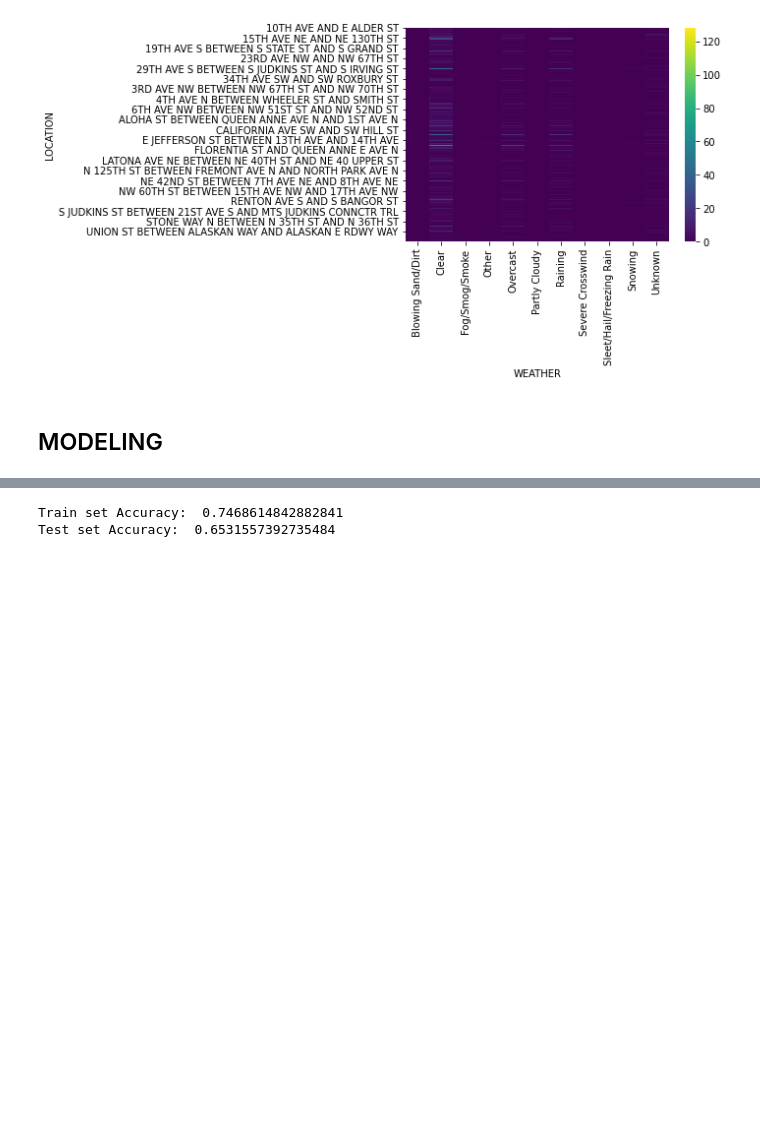
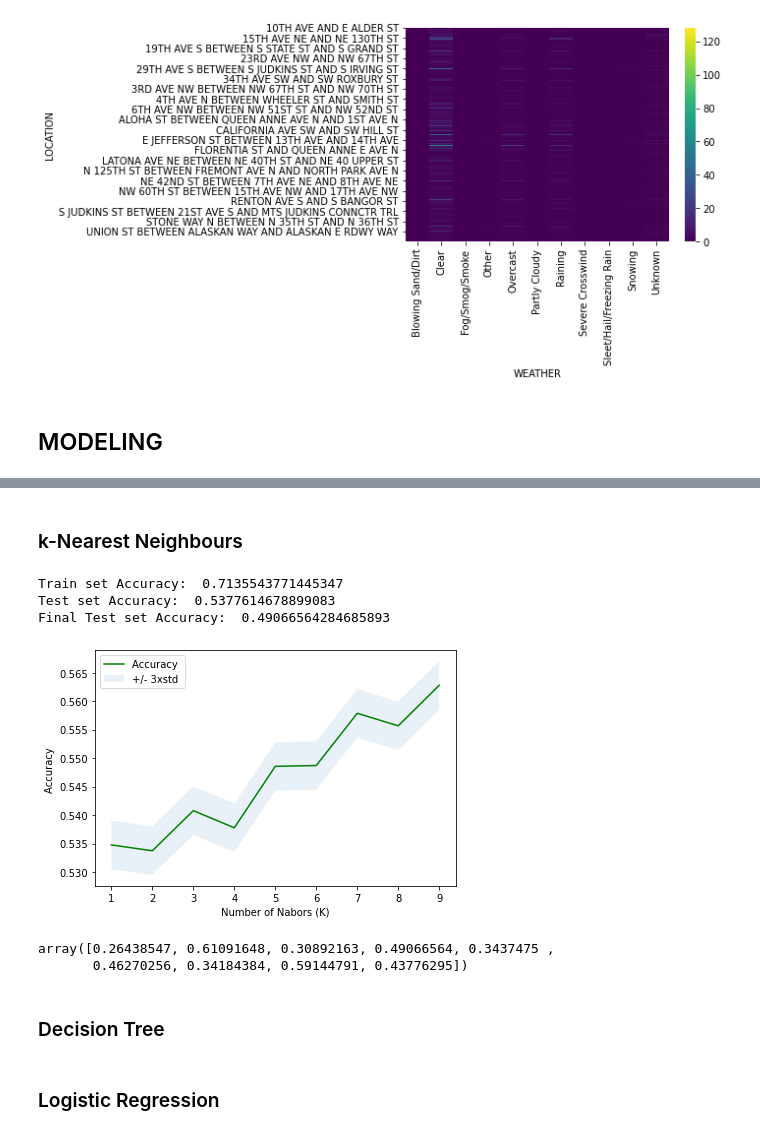
Before and after one commit to saaguirr11/Coursera_Capstone, a Jupyter notebook: Capstone_Work_Notebook.ipynb, the cells around one changed output, grey strips where cells are left out. Saved outputs shown, nothing was run; the diff lists cells and outputs as text; code cells hidden in the pictures; blank space fills up the shorter version.

```diff
--- a/Capstone_Work_Notebook.ipynb
+++ b/Capstone_Work_Notebook.ipynb
@@ -694,0 +710,8 @@ from sklearn.neighbors import KNeighborsClassifier
+# %%
+# Separating classes
+
+Maj_Feat= Feature[Feature['SEVERITYCODE']==1]
+Min_Feat= Feature[Feature['SEVERITYCODE']==2]
+
+print('Majority Class Length ',len(Maj_Feat))
+print('Minority Class Length ',len(Min_Feat))
@@ -694,0 +740,7 @@ from sklearn.neighbors import KNeighborsClassifier
+# %%
+# Defining the news datasets for modeling and for the final test dataset
+Feature_bal = pd.concat([Min_Model, Maj_Model])
+FinalTestSet = pd.concat([Min_Test, Maj_Test])
+
+FTestX=FinalTestSet.drop(['SEVERITYCODE'], axis ='columns').values
+FTestY=FinalTestSet['SEVERITYCODE'].values
@@ -695,7 +755,6 @@ from sklearn.neighbors import KNeighborsClassifier
 # %%
-Feature = pd.get_dummies(df_ext)
-X=Feature.drop(['SEVERITYCODE'], axis ='columns').values
-y=Feature['SEVERITYCODE'].values
+X=Feature_bal.drop(['SEVERITYCODE'], axis ='columns').values
+y=Feature_bal['SEVERITYCODE'].values
 # %%
 # Normalize Data
 X=preprocessing.StandardScaler().fit(X).transform(X.astype(float))
@@ -729,16 +770,56 @@ Test set: (26127, 23) (26127,)
+# %% [markdown]
+### k-Nearest Neighbours
 # %%
 # Starting model with k=4
 k = 4
+
 # Train Model and Predict
 neigh = KNeighborsClassifier(n_neighbors = k).fit(X_train,y_train)
 neigh
+
 # Predicting
-yhat = neigh.predict(X_test)
-yhat[0:5]
+yhat = neigh.predict(X_test)    # Test set
+#yhat[0:5]
+
+yhat_FT = neigh.predict(FTestX) # Indep. Final Test set
+
 #Accuracy Evaluation
-from sklearn import metrics
 print("Train set Accuracy: ", metrics.accuracy_score(y_train, neigh.predict(X_train)))
 print("Test set Accuracy: ", metrics.accuracy_score(y_test, yhat))
+print("Final Test set Accuracy: ", metrics.accuracy_score(FTestY, yhat_FT))
 # %% [output]
-Train set Accuracy:  0.7468614842882841
-Test set Accuracy:  0.6531557392735484
+Train set Accuracy:  0.7135543771445347
+Test set Accuracy:  0.5377614678899083
+Final Test set Accuracy:  0.49066564284685893
+# %%
+# Iteracion de Ks
+Ks = 10
+mean_acc = np.zeros((Ks-1))
+std_acc = np.zeros((Ks-1))
+acc_final = np.zeros((Ks-1))
+for n in range(1,Ks):
+
+    #Train Model and Predict
+    neigh = KNeighborsClassifier(n_neighbors = n).fit(X_train,y_train)
+    yhat=neigh.predict(X_test)
+    yhatf=neigh.predict(FTestX)
+    mean_acc[n-1] = metrics.accuracy_score(y_test, yhat)
+    std_acc[n-1]=np.std(yhat==y_test)/np.sqrt(yhat.shape[0])
+    acc_final[n-1] = metrics.accuracy_score(FTestY, yhatf)
+# %%
+plt.plot(range(1,Ks),mean_acc,'g')
+plt.fill_between(range(1,Ks),mean_acc - 1 * std_acc,mean_acc + 1 * std_acc, alpha=0.1)
+plt.legend(('Accuracy ', '+/- 3xstd'))
+plt.ylabel('Accuracy ')
+plt.xlabel('Number of Nabors (K)')
+plt.tight_layout()
+plt.show()
+# %% [output]
+[figure, added]
+# %%
+ acc_final
+# %% [output]
+array([0.26438547, 0.61091648, 0.30892163, 0.49066564, 0.3437475 ,
+       0.46270256, 0.34184384, 0.59144791, 0.43776295])
+# %% [markdown]
+### Decision Tree
@@ -744,0 +839,2 @@ Test set Accuracy:  0.6531557392735484
+# %% [markdown]
+### Logistic Regression
```
Also changed, not shown: parts of 20 cells of this notebook, 1 other file.
